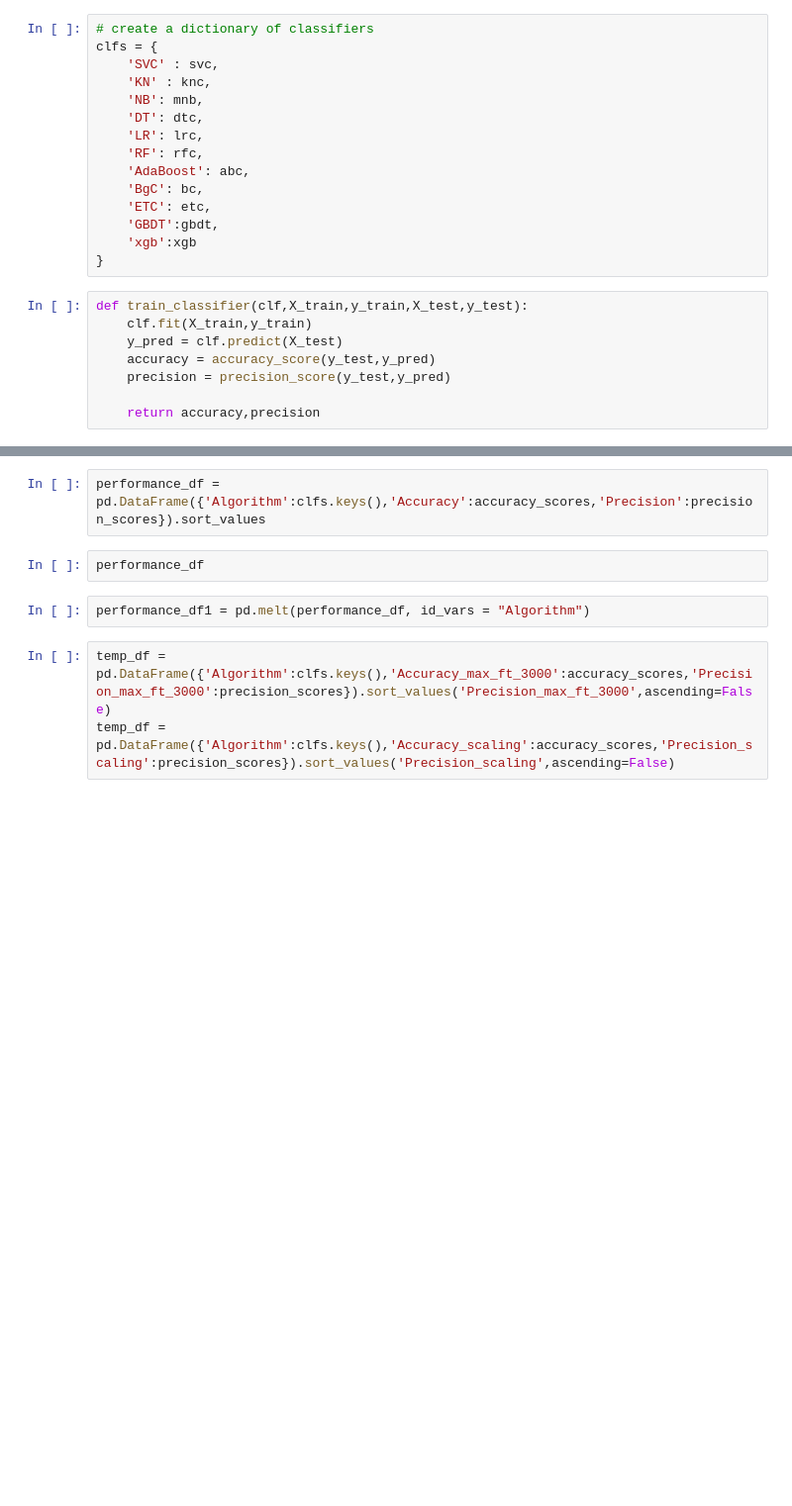
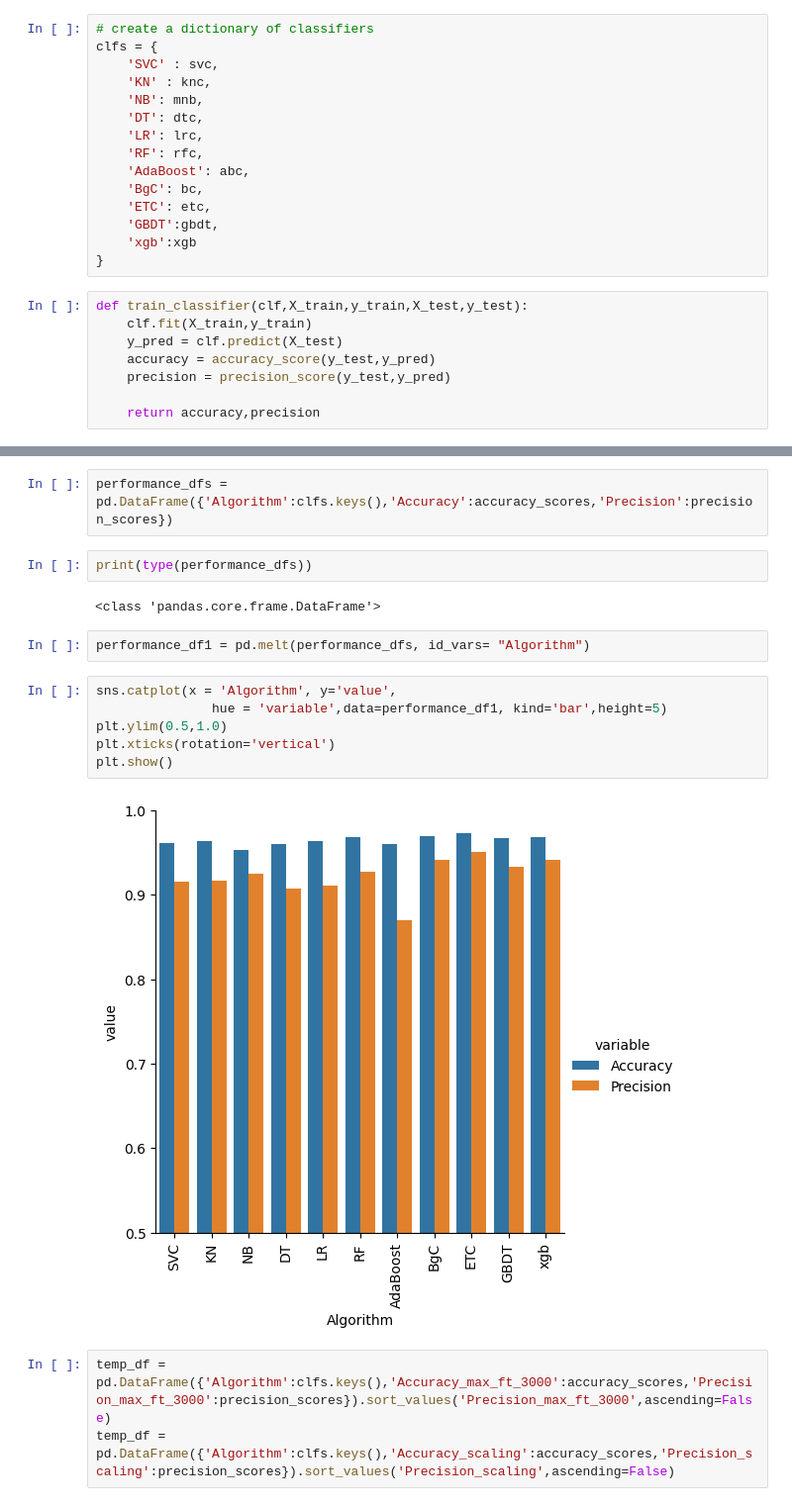
Before and after one commit to Vishva2003/email-spam-detector, a Jupyter notebook: email.ipynb, the cells around one changed output, grey strips where cells are left out. Shown at 99% size. Drawn from its saved outputs; the diff is of its cells as text; blank space fills up the shorter version.

```diff
--- a/email.ipynb
+++ b/email.ipynb
@@ -454,9 +481,19 @@ for name,clf in clfs.items():
 # %%
-performance_df = pd.DataFrame({'Algorithm':clfs.keys(),'Accuracy':accuracy_scores,'Precision':precision_scores}).sort_values
+performance_dfs = pd.DataFrame({'Algorithm':clfs.keys(),'Accuracy':accuracy_scores,'Precision':precision_scores})
-# %%
-performance_df
+# %%
+print(type(performance_dfs))
+# %% [output]
+<class 'pandas.core.frame.DataFrame'>
 # %%
-performance_df1 = pd.melt(performance_df, id_vars = "Algorithm")
+performance_df1 = pd.melt(performance_dfs, id_vars= "Algorithm")
+# %%
+sns.catplot(x = 'Algorithm', y='value',
+               hue = 'variable',data=performance_df1, kind='bar',height=5)
+plt.ylim(0.5,1.0)
+plt.xticks(rotation='vertical')
+plt.show()
+# %% [output]
+[figure, added]
 # %%
 temp_df = pd.DataFrame({'Algorithm':clfs.keys(),'Accuracy_max_ft_3000':accuracy_scores,'Precision_max_ft_3000':precision_scores}).sort_values('Precision_max_ft_3000',ascending=False)
 temp_df = pd.DataFrame({'Algorithm':clfs.keys(),'Accuracy_scaling':accuracy_scores,'Precision_scaling':precision_scores}).sort_values('Precision_scaling',ascending=False)
```
Also changed, not shown: parts of 14 cells of this notebook, 3 other files.
